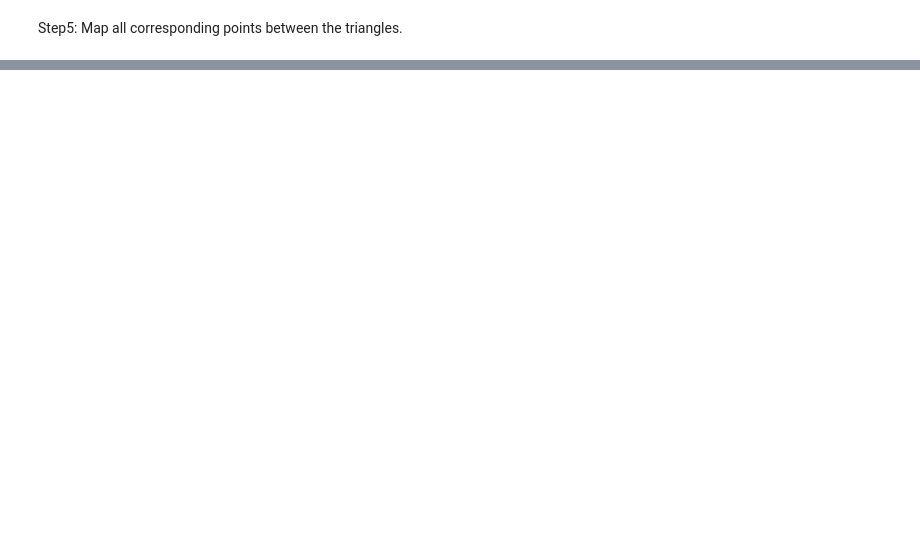
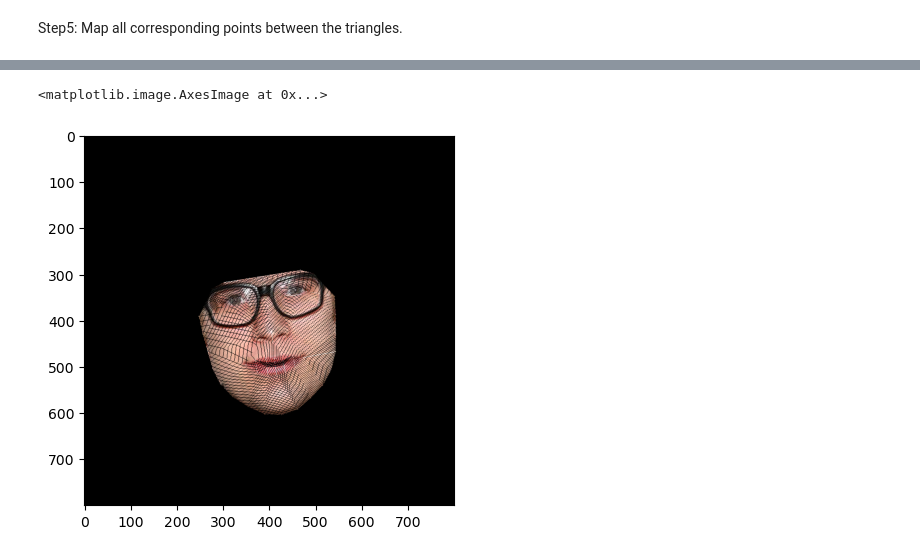
Before and after one commit to derkder/CGVI_CourseWork, a Jupyter notebook: ImageProcessing/CW/FaceMorphing.ipynb, the cells around one changed output, grey strips where cells are left out. Saved outputs shown, nothing was run; the diff lists cells and outputs as text; code cells hidden in the pictures; blank space fills up the shorter version.

```diff
--- a/ImageProcessing/CW/FaceMorphing.ipynb
+++ b/ImageProcessing/CW/FaceMorphing.ipynb
@@ -398,0 +554,48 @@ for w in np.linspace(0, 1, num=num_steps):
+# %%
+def morph_triangle(img1, img2, tri1, tri2, tri_intermediate, alpha):
+    # 计算仿射变换
+    affine_transform = estimate_affine_transform(tri1, tri_intermediate)
+    # 提取三角形区域所有像素点
+    triangle_pixels = map_points(tri1, tri_intermediate, affine_transform)
+    # 创建一个空白的中间图像
+    intermediate_img = np.zeros(img1.shape, dtype=img1.dtype)
+
+    for src, dst in triangle_pixels:
+        x, y = src # 在img1上的位置
+        x_dst, y_dst = dst # 在当前帧图像上的位置
+        # 双线性插值
+        if 0 <= x < img1.shape[1] and 0 <= y < img1.shape[0]:
+            pixel_value = bilinear_interpolate(img1, y, x)
+            intermediate_img[int(y_dst), int(x_dst)] = pixel_value
+
+    # 混合图像
+    # blended_img = blend_images(intermediate_img, img2, alpha) / 255
+    blended_img = intermediate_img.astype(np.float32)
+    return blended_img
+
+def face_morph(img1, img2, points1, points2, triangle_indices, alpha):
+    # Ensure morphed_img is a float array to hold intermediate results
+    morphed_img = np.zeros(img1.shape, dtype=np.float32)  # Change dtype to float32
+
+    for i, tri_indices in enumerate(triangle_indices):
+        tri1 = [points1[idx] for idx in tri_indices]
+        tri2 = [points2[idx] for idx in tri_indices]
+        tri_intermediate = interpolate_points(np.array(tri1), np.array(tri2), alpha)
+
+        # Ensure that morph_triangle returns a float32 array
+        # And add it to the existing float32 morphed_img array
+        morphed_img += morph_triangle(img1, img2, tri1, tri2, tri_intermediate, alpha).astype(np.float32)
+
+    # After all processing, clip to [0, 255] and convert to uint8
+    morphed_img = np.clip(morphed_img, 0, 255).astype(np.uint8)
+    return morphed_img
+
+
+# 示例使用
+alpha = 0.5  # 混合比例
+morphed_image = face_morph(image1, image2, landmarks1, landmarks2, delaunay_triangles1, alpha)
+
+plt.imshow(morphed_image)
+# %% [output]
+<matplotlib.image.AxesImage at 0x...>
+[figure, added]
```
Also changed, not shown: parts of 6 cells of this notebook, 5 other files.
